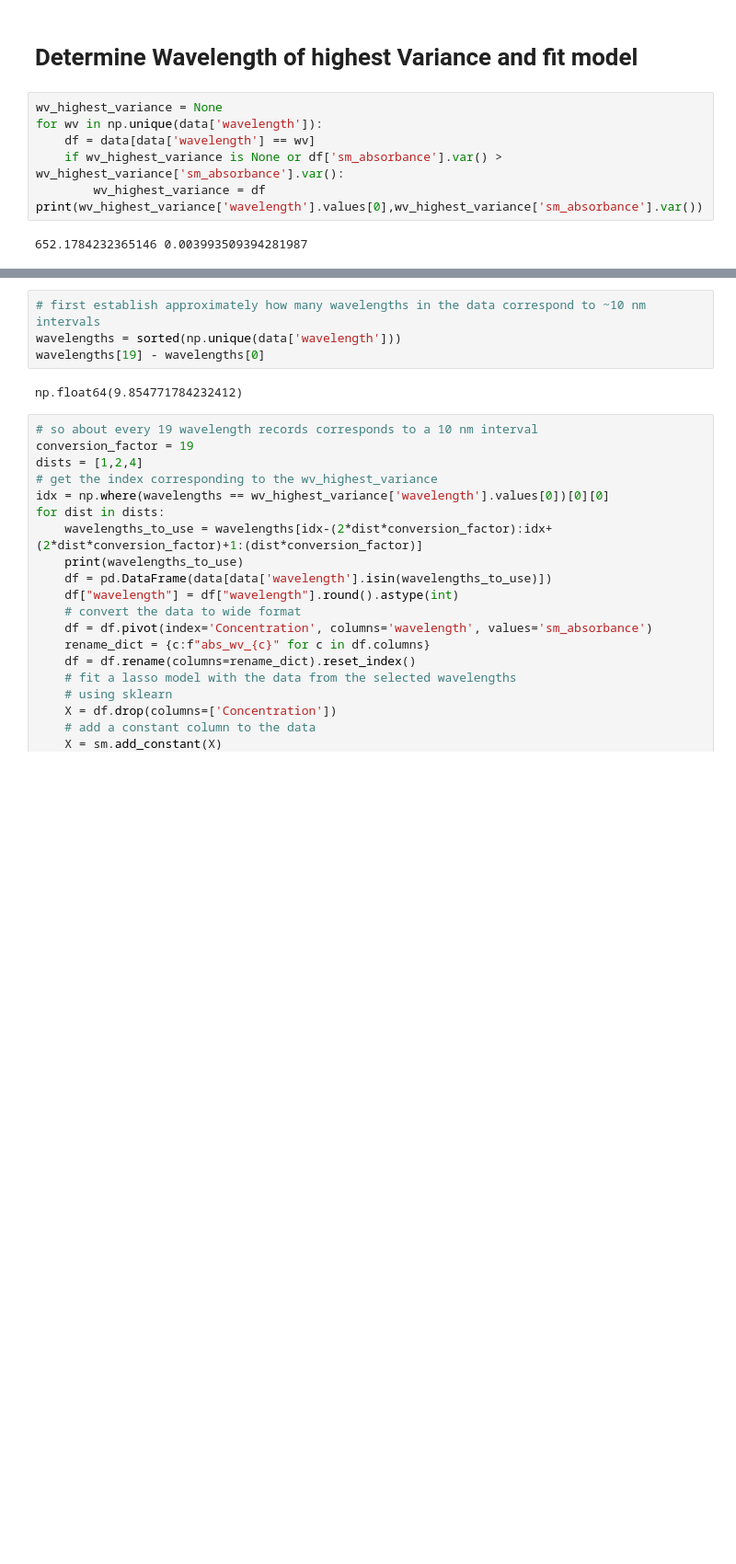
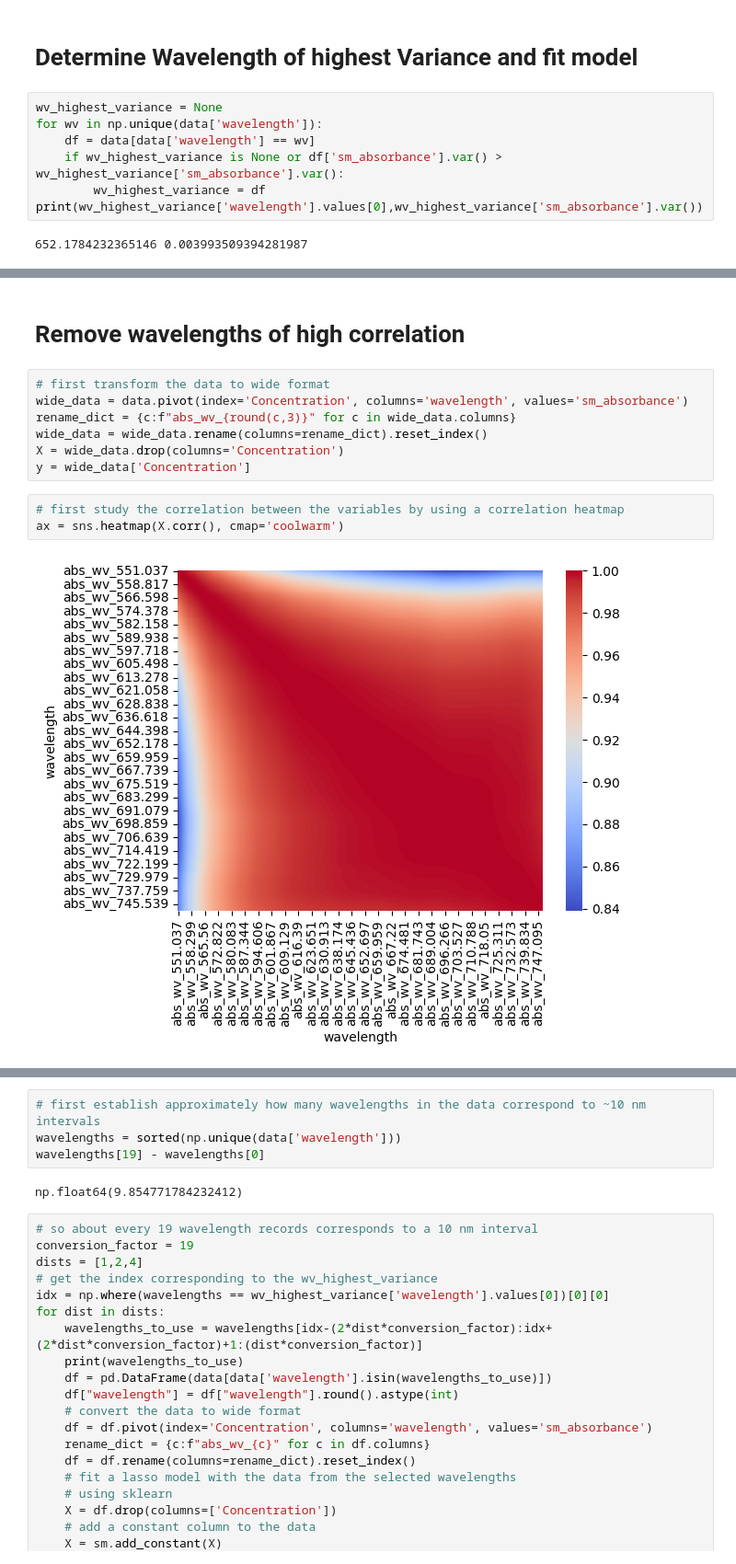
Before and after one commit to cvraut/colorimetry_ML, a Jupyter notebook: code/p02_study_mse/Study_MSE.ipynb, the cells around one changed output, grey strips where cells are left out. Shown at 92% size. Saved outputs shown, nothing was run; the diff lists cells and outputs as text; blank space fills up the shorter version.

```diff
--- a/code/p02_study_mse/Study_MSE.ipynb
+++ b/code/p02_study_mse/Study_MSE.ipynb
@@ -84,3 +82,17 @@ OLS Regression Results
 | Kurtosis: | 2.997 | Cond. No. | 17.3 |
 Notes:
 [1] Standard Errors assume that the covariance matrix of the errors is correctly specified.
+# %% [markdown]
+# Remove wavelengths of high correlation
+# %%
+# first transform the data to wide format
+wide_data = data.pivot(index='Concentration', columns='wavelength', values='sm_absorbance')
+rename_dict = {c:f"abs_wv_{round(c,3)}" for c in wide_data.columns}
+wide_data = wide_data.rename(columns=rename_dict).reset_index()
+X = wide_data.drop(columns='Concentration')
+y = wide_data['Concentration']
+# %%
+# first study the correlation between the variables by using a correlation heatmap
+ax = sns.heatmap(X.corr(), cmap='coolwarm')
+# %% [output]
+[figure, added]
```
Also changed, not shown: parts of 56 cells of this notebook, 3 other files.
